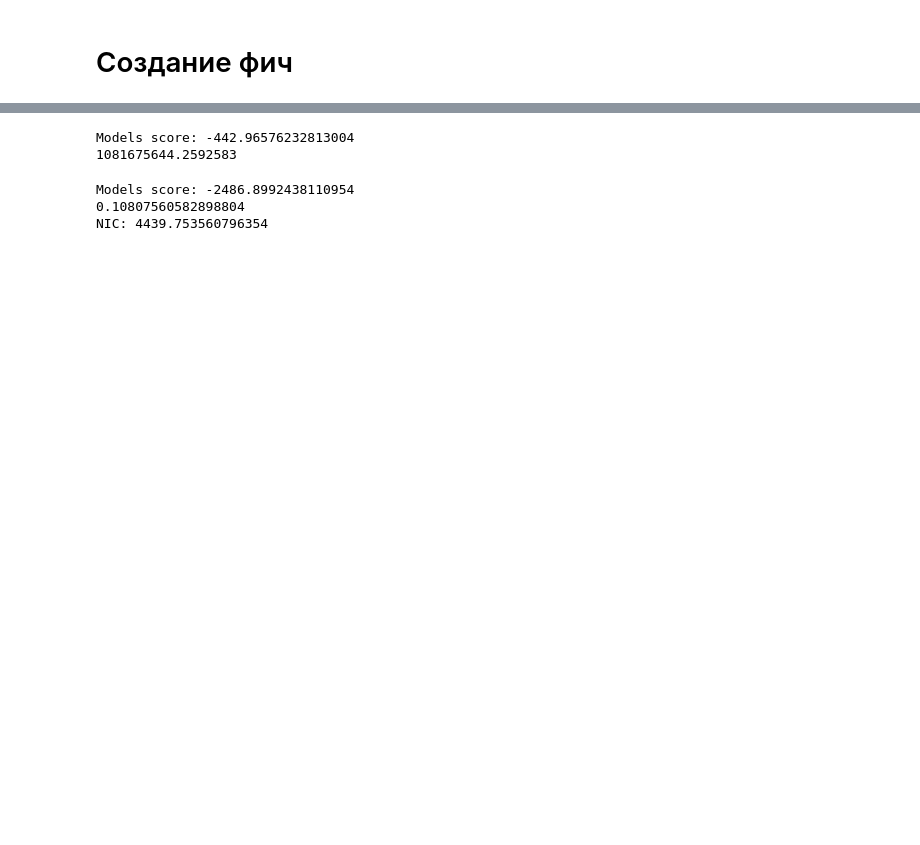
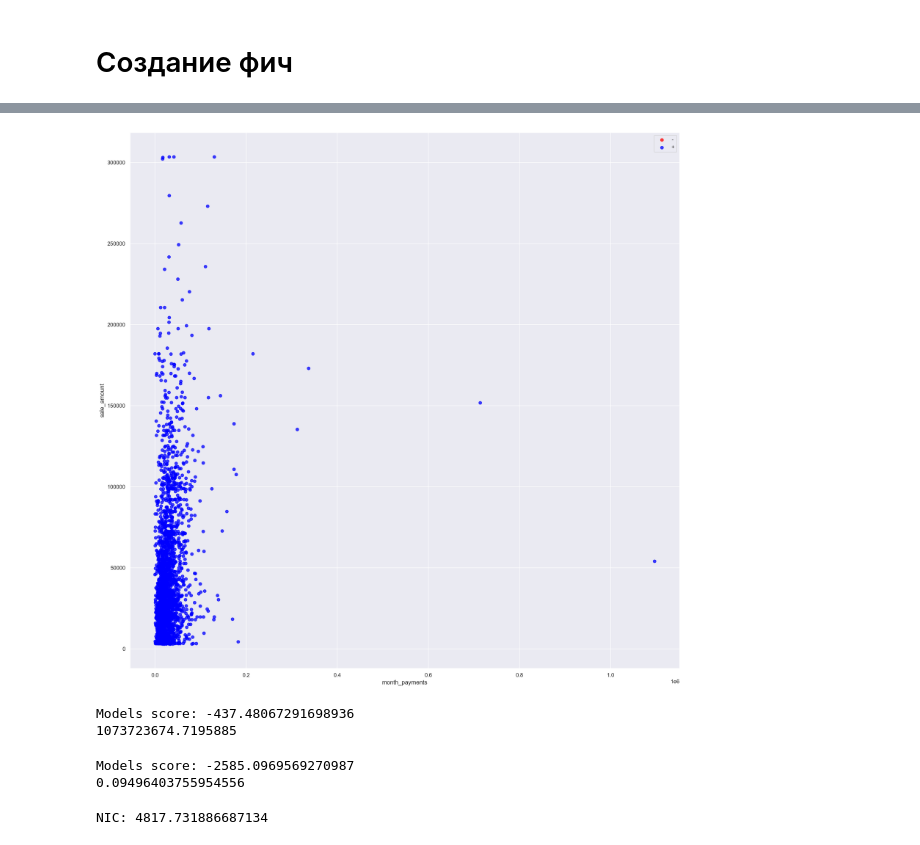
Before and after one commit to Oxonomy/IDAO-2021-FinalRound, a Jupyter notebook: feature_generation.ipynb, the cells around one changed output, grey strips where cells are left out. Saved outputs shown, nothing was run; the diff lists cells and outputs as text; code cells hidden in the pictures; blank space fills up the shorter version.

```diff
--- a/feature_generation.ipynb
+++ b/feature_generation.ipynb
@@ -55,4 +96,31 @@ df = df_funnel.copy()
+# %%
+df['sale_flg_predict'] = model_sale_flg.predict(x)
+# %%
+col1 = 'month_payments'
+col2 = 'sale_amount'
+
+plt.figure(figsize=(20, 20))
+
+plt.scatter(df[col1][df['sale_flg'] == 0],
+            df[col2][df['sale_flg'] == 0],
+            alpha=0.75,
+            color='red',
+            label='-')
+
+plt.scatter(df[col1][df['sale_flg'] == 1],
+            df[col2][df['sale_flg'] == 1],
+            alpha=0.75,
+            color='blue',
+            label='+')
+
+plt.xlabel(col1)
+plt.ylabel(col2)
+plt.legend(loc='best');
+# %% [output]
+[figure, added]
 # %%
+df = df_funnel.copy()
+
 x = df[df['sale_amount'].fillna(0) > 0].drop(columns=['client_id', 'sale_flg', 'sale_amount', 'contacts']).to_numpy()
 y = df[df['sale_amount'].fillna(0) > 0]['sale_amount'].to_numpy().reshape(-1, 1)
 
@@ -73,8 +141,8 @@ x = df.drop(columns=['client_id', 'sale_flg', 'sale_amount', 'contacts']).to_num
 target = get_combine_predictions(x, model_sale_flg, model_sale_amount)
 print('NIC:', NIC(target, df['sale_amount'], df['contacts']))
 # %% [output]
-Models score: -442.96576232813004
-1081675644.2592583
+Models score: -437.48067291698936
+1073723674.7195885
-Models score: -2486.8992438110954
-0.10807560582898804
-NIC: 4439.753560796354
+Models score: -2585.0969569270987
+0.09496403755954556
+NIC: 4817.731886687134
```
Also changed, not shown: parts of 12 cells of this notebook, 5 other files.
